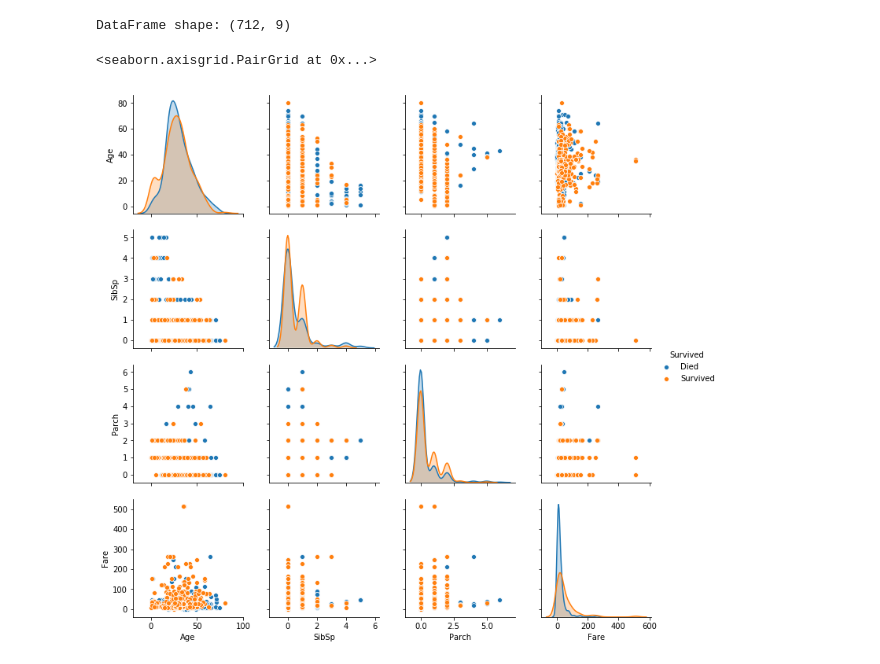
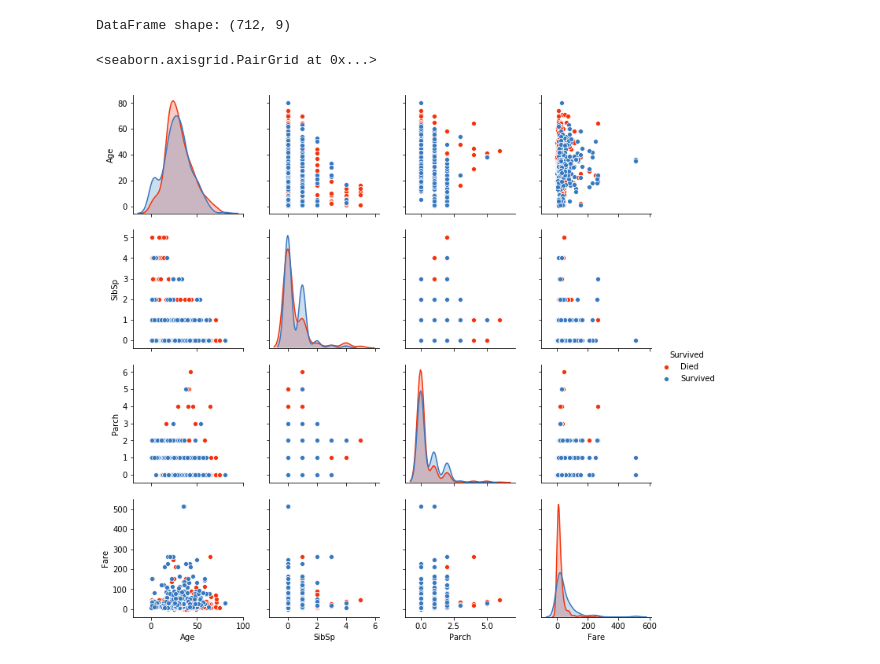
Before and after one commit to drakearch/titanic-kaggle, a Jupyter notebook: Titanic.ipynb, the cells around one changed output. Cells and saved outputs as stored; diff of their text form; code cells hidden in the pictures.

```diff
--- a/Titanic.ipynb
+++ b/Titanic.ipynb
@@ -59,10 +59,13 @@ print("DataFrame shape: {}".format(titanic.shape))
 | 4 | Died | Third | Allen, Mr. William Henry | male | 35.0 | 0 | 0 | 8.0500 | S |
 DataFrame shape: (712, 9)
 # %%
+import matplotlib.pyplot as plt
 import seaborn as sns
 %matplotlib inline
+colors = ["vermillion", "windows blue", "leaf green", "iris", "amber", "greyish"]
+sns.set_palette(sns.xkcd_palette(colors))
 
 display(sns.pairplot(titanic, hue='Survived'))
 # %% [output]
 <seaborn.axisgrid.PairGrid at 0x...>
-[figure, old version]
+[figure, new version]
```
Also changed, not shown: parts of 7 cells of this notebook.
